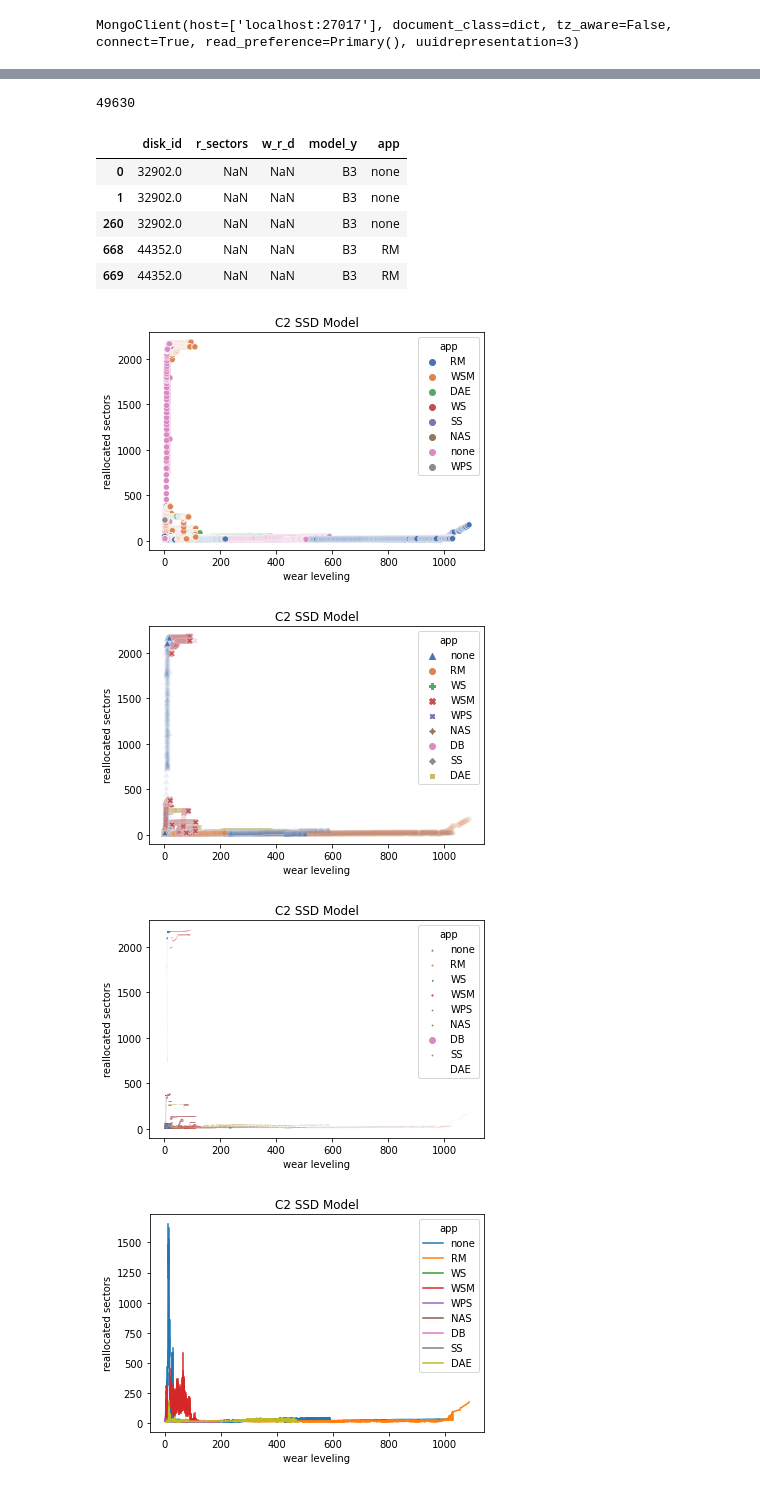
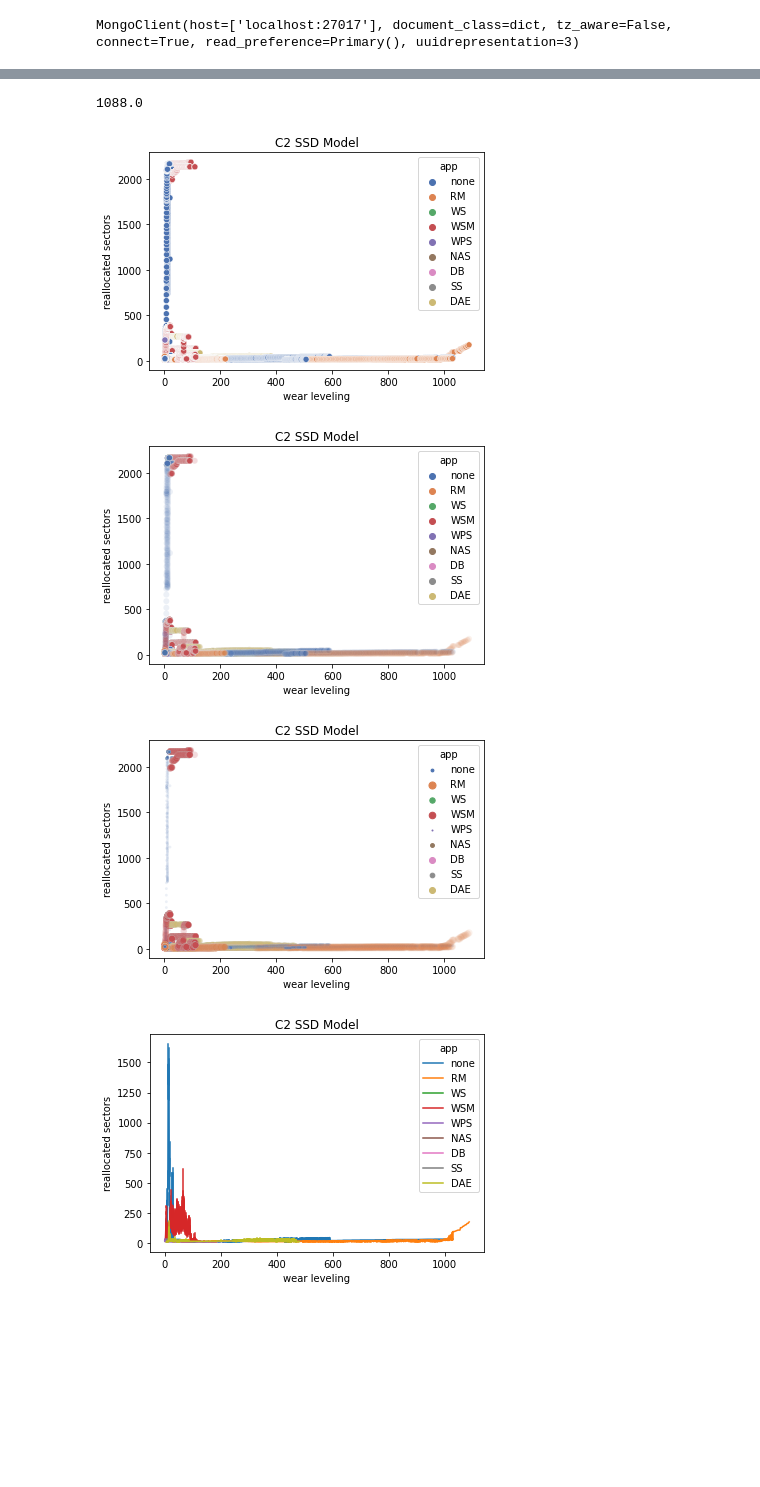
Before and after one commit to EricBorba/StorageFailurePredictor, a Jupyter notebook: Queries.ipynb, the cells around one changed output, grey strips where cells are left out. Drawn from its saved outputs; the diff is of its cells as text; code cells hidden in the pictures; blank space fills up the shorter version.

```diff
--- a/Queries.ipynb
+++ b/Queries.ipynb
@@ -182,14 +182,24 @@ class SMARTAtt_FailuresAppsLocation(Document):
 
 #disconnect(alias='SMARTAtt_FailuresAppsLocation_alias')
 # %%
+myclient = pym.MongoClient("mongodb://localhost:27017/")
+mydb = myclient["AllAppsSSDsLocation"]
+mycol = mydb["all_apps_s_s_ds_location"]
+
+myqueryAllAppsSSDsLocation = { "model_y": { "$eq": "C2" }}
+myfieldsAllAppsSSDsLocation = {"disk_id":1, "model_y":1, "app":1, "_id":0}
+
+mydocAllAppsSSDsLocation = mycol.find(myqueryAllAppsSSDsLocation, myfieldsAllAppsSSDsLocation)
+
+
 myclient = pym.MongoClient("mongodb://localhost:27017/")
 mydb = myclient["SMARTAttributesFilterOverWear"]
 mycol = mydb["s_m_a_r_t_att_over_wear"]
 
-myquery = { "model_x": { "$eq": "MC1" }}
-myfields = {"disk_id":1, "r_sectors":1, "w_l_count":1, "_id":0}
+myquerySMARTAtt = { "model_x": { "$eq": "MC2" }}
+myfieldsSMARTAtt = {"disk_id":1, "r_sectors":1, "w_l_count":1, "_id":0}
 
-mydoc = mycol.find(myquery, myfields)
+mydocSMARTAtt = mycol.find(myquerySMARTAtt, myfieldsSMARTAtt)
 # %%
 ### Code for plotting using chuncks
 
@@ -230,46 +230,45 @@ df["model_y"] = "C1"
+# %%
+listAllAppsSSDsLocation = list(mydocAllAppsSSDsLocation)
+dfAllAppsSSDsLocation =  pd.DataFrame(listAllAppsSSDsLocation)
+
+listSMARTAtt = list(mydocSMARTAtt)
+dfSMARTAtt =  pd.DataFrame(listSMARTAtt)
+# %%
+dfSMARTAtt["model_y"] = "C2"
 # %%
-result = pd.merge(df, df_AlibabaSnapShot_AllAppsSSDsLocation[['disk_id', 'model_y', 'app']], on=['disk_id', 'model_y'], how='inner')
+result = pd.merge(dfSMARTAtt, dfAllAppsSSDsLocation[['disk_id', 'model_y', 'app']], on=['disk_id', 'model_y'], how='inner')
-# %%
-len(result)
-# %% [output]
-49630
 # %%
 #result.drop(result[result.w_r_d > 1500].index, inplace=True)
 result.drop(result[result.r_sectors < 10].index, inplace=True)
-# %%
-result.head()
-# %% [output]
-|  | disk_id | r_sectors | w_r_d | model_y | app |
-| 0 | 32902.0 | NaN | NaN | B3 | none |
-| 1 | 32902.0 | NaN | NaN | B3 | none |
-| 260 | 32902.0 | NaN | NaN | B3 | none |
-| 668 | 44352.0 | NaN | NaN | B3 | RM |
-| 669 | 44352.0 | NaN | NaN | B3 | RM |
+# %%
+maxWearValue = result["w_l_count"].max()
+# %% [output]
+1088.0
 # %%
-graph = sns.scatterplot(x = "w_l_count", y = 'r_sectors', palette = 'deep', hue='app', data = result)
+graph = sns.scatterplot(x = "w_l_count", y = 'r_sectors', palette = 'deep', hue='app', hue_order=['none','RM','WS','WSM', 'WPS', 'NAS', 'DB', 'SS', 'DAE'], data = result)
 #hue_order=['WSM','none','RM','DB', 'WS', 'WPS', 'DAE'],
 #['none','RM','WS','WSM', 'WPS', 'NAS', 'DB', 'SS', 'DAE']
 
-graph.set(xlabel ="wear leveling", ylabel = "reallocated sectors", title ='C1 SSD Model')
+graph.set(xlabel ="wear leveling", ylabel = "reallocated sectors", title ='C2 SSD Model')
 
-plt.savefig('/root/analysisJul29/C1Model/C11.pdf', dpi=300)
+plt.savefig('C21.png')
 # %% [output]
-[figure, old version]
+[figure, new version]
 # %%
-graph = sns.scatterplot(x = "w_l_count", y = 'r_sectors', palette = 'deep', hue='app', hue_order=['none','RM','WS','WSM', 'WPS', 'NAS', 'DB', 'SS', 'DAE'], data = result, style="app", alpha=0.1)
+graph = sns.scatterplot(x = "w_l_count", y = 'r_sectors', palette = 'deep', hue='app', hue_order=['none','RM','WS','WSM', 'WPS', 'NAS', 'DB', 'SS', 'DAE'], data = result, alpha=0.1)
 
-graph.set(xlabel ="wear leveling", ylabel = "reallocated sectors", title ='C1 SSD Model')
+graph.set(xlabel ="wear leveling", ylabel = "reallocated sectors", title ='C2 SSD Model')
 
-plt.savefig('/root/analysisJul29/C1Model/C12.pdf', dpi=300)
+plt.savefig('C22.png')
 # %% [output]
-[figure, old version]
+[figure, new version]
 # %%
-graph = sns.scatterplot(x = "w_l_count", y = 'r_sectors', size="app", sizes=(1, 1), palette = 'deep', hue='app', hue_order=['none','RM','WS','WSM', 'WPS', 'NAS', 'DB', 'SS', 'DAE'],data = result, style="app", alpha=0.1)
+graph = sns.scatterplot(x = "w_l_count", y = 'r_sectors', size="app", sizes=(1, 50), palette = 'deep', hue='app', hue_order=['none','RM','WS','WSM', 'WPS', 'NAS', 'DB', 'SS', 'DAE'],data = result, alpha=0.1)
 
-graph.set(xlabel ="wear leveling", ylabel = "reallocated sectors", title ='C1 SSD Model')
+graph.set(xlabel ="wear leveling", ylabel = "reallocated sectors", title ='C2 SSD Model')
 
-plt.savefig('/root/analysisJul29/C1Model/C13.pdf', dpi=300)
+plt.savefig('C23.png')
 # %% [output]
-[figure, old version]
+[figure, new version]
 # %%
 graph = sns.lineplot(data=result, x="w_l_count", y="r_sectors", hue="app",hue_order=['none','RM','WS','WSM', 'WPS', 'NAS', 'DB', 'SS', 'DAE'], estimator=np.mean, ci=90, markers=True, err_style="bars")
```
Also changed, not shown: parts of 14 cells of this notebook, 8 other files.
